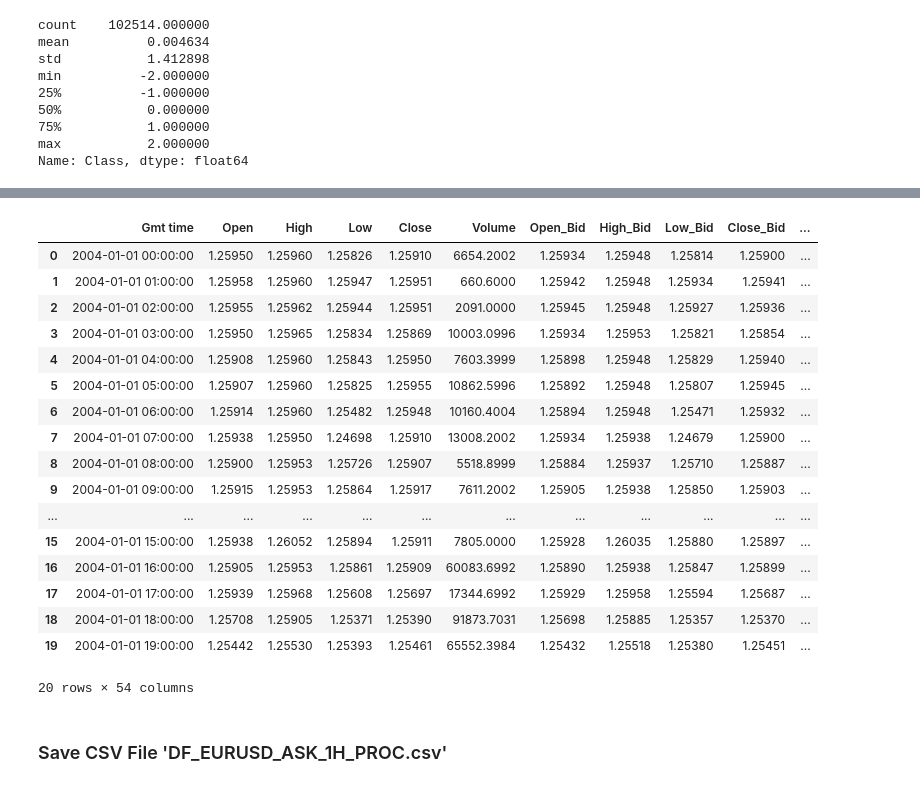
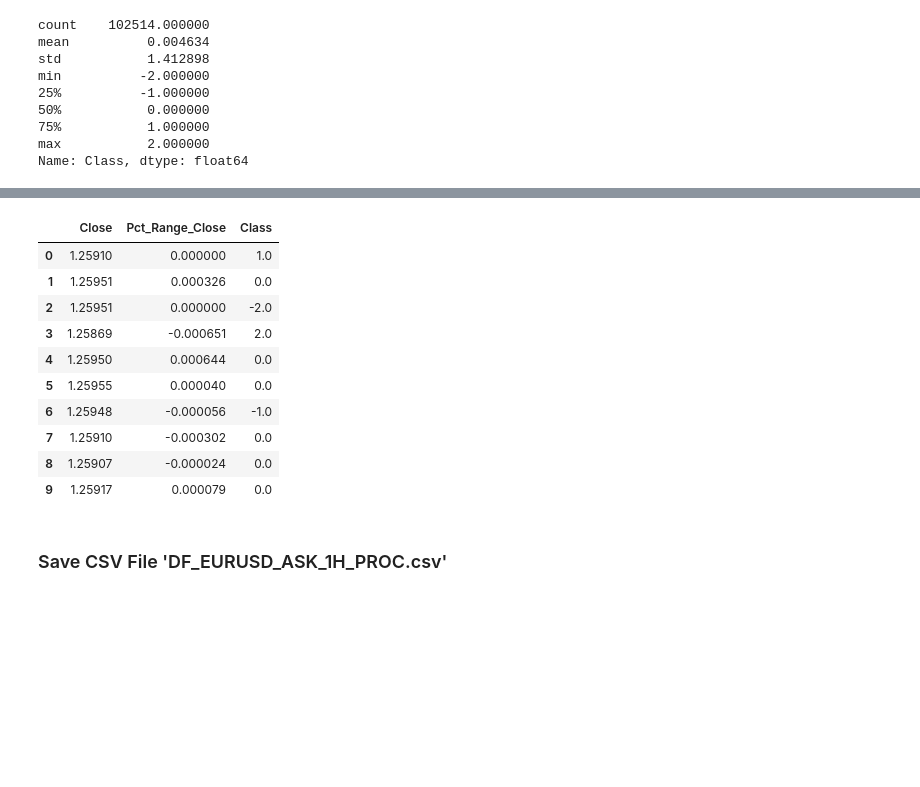
Before and after one commit to mawrer/forex_prediction, a Jupyter notebook: Jupyter Notebooks/IDI4/dataset_classification/EURUSD_FULL_1H.ipynb, the cells around one changed output, grey strips where cells are left out. Cells and saved outputs as stored; diff of their text form; code cells hidden in the pictures; blank space fills up the shorter version.

```diff
--- a/Jupyter Notebooks/IDI4/dataset_classification/EURUSD_FULL_1H.ipynb
+++ b/Jupyter Notebooks/IDI4/dataset_classification/EURUSD_FULL_1H.ipynb
@@ -191,24 +130,17 @@ plt.axvline(-0.005, 0, 1, linewidth=1, color='g')
-# %%
-DATASET_FULL.head(20)
-# %% [output]
-|  | Gmt time | Open | High | Low | Close | Volume | Open_Bid | High_Bid | Low_Bid | Close_Bid | ... |
-| 0 | 2004-01-01 00:00:00 | 1.25950 | 1.25960 | 1.25826 | 1.25910 | 6654.2002 | 1.25934 | 1.25948 | 1.25814 | 1.25900 | ... |
-| 1 | 2004-01-01 01:00:00 | 1.25958 | 1.25960 | 1.25947 | 1.25951 | 660.6000 | 1.25942 | 1.25948 | 1.25934 | 1.25941 | ... |
-| 2 | 2004-01-01 02:00:00 | 1.25955 | 1.25962 | 1.25944 | 1.25951 | 2091.0000 | 1.25945 | 1.25948 | 1.25927 | 1.25936 | ... |
-| 3 | 2004-01-01 03:00:00 | 1.25950 | 1.25965 | 1.25834 | 1.25869 | 10003.0996 | 1.25934 | 1.25953 | 1.25821 | 1.25854 | ... |
-| 4 | 2004-01-01 04:00:00 | 1.25908 | 1.25960 | 1.25843 | 1.25950 | 7603.3999 | 1.25898 | 1.25948 | 1.25829 | 1.25940 | ... |
-| 5 | 2004-01-01 05:00:00 | 1.25907 | 1.25960 | 1.25825 | 1.25955 | 10862.5996 | 1.25892 | 1.25948 | 1.25807 | 1.25945 | ... |
-| 6 | 2004-01-01 06:00:00 | 1.25914 | 1.25960 | 1.25482 | 1.25948 | 10160.4004 | 1.25894 | 1.25948 | 1.25471 | 1.25932 | ... |
-| 7 | 2004-01-01 07:00:00 | 1.25938 | 1.25950 | 1.24698 | 1.25910 | 13008.2002 | 1.25934 | 1.25938 | 1.24679 | 1.25900 | ... |
-| 8 | 2004-01-01 08:00:00 | 1.25900 | 1.25953 | 1.25726 | 1.25907 | 5518.8999 | 1.25884 | 1.25937 | 1.25710 | 1.25887 | ... |
-| 9 | 2004-01-01 09:00:00 | 1.25915 | 1.25953 | 1.25864 | 1.25917 | 7611.2002 | 1.25905 | 1.25938 | 1.25850 | 1.25903 | ... |
-| ... | ... | ... | ... | ... | ... | ... | ... | ... | ... | ... | ... |
-| 15 | 2004-01-01 15:00:00 | 1.25938 | 1.26052 | 1.25894 | 1.25911 | 7805.0000 | 1.25928 | 1.26035 | 1.25880 | 1.25897 | ... |
-| 16 | 2004-01-01 16:00:00 | 1.25905 | 1.25953 | 1.25861 | 1.25909 | 60083.6992 | 1.25890 | 1.25938 | 1.25847 | 1.25899 | ... |
-| 17 | 2004-01-01 17:00:00 | 1.25939 | 1.25968 | 1.25608 | 1.25697 | 17344.6992 | 1.25929 | 1.25958 | 1.25594 | 1.25687 | ... |
-| 18 | 2004-01-01 18:00:00 | 1.25708 | 1.25905 | 1.25371 | 1.25390 | 91873.7031 | 1.25698 | 1.25885 | 1.25357 | 1.25370 | ... |
-| 19 | 2004-01-01 19:00:00 | 1.25442 | 1.25530 | 1.25393 | 1.25461 | 65552.3984 | 1.25432 | 1.25518 | 1.25380 | 1.25451 | ... |
-20 rows × 54 columns
+# %%
+DATASET_FULL[['Close','Pct_Range_Close','Class']].head(10)
+# %% [output]
+|  | Close | Pct_Range_Close | Class |
+| 0 | 1.25910 | 0.000000 | 1.0 |
+| 1 | 1.25951 | 0.000326 | 0.0 |
+| 2 | 1.25951 | 0.000000 | -2.0 |
+| 3 | 1.25869 | -0.000651 | 2.0 |
+| 4 | 1.25950 | 0.000644 | 0.0 |
+| 5 | 1.25955 | 0.000040 | 0.0 |
+| 6 | 1.25948 | -0.000056 | -1.0 |
+| 7 | 1.25910 | -0.000302 | 0.0 |
+| 8 | 1.25907 | -0.000024 | 0.0 |
+| 9 | 1.25917 | 0.000079 | 0.0 |
 # %% [markdown]
 ### Save CSV File 'DF_EURUSD_ASK_1H_PROC.csv'
 # %%
```
Also changed, not shown: parts of 13 cells of this notebook, 23 other files.
